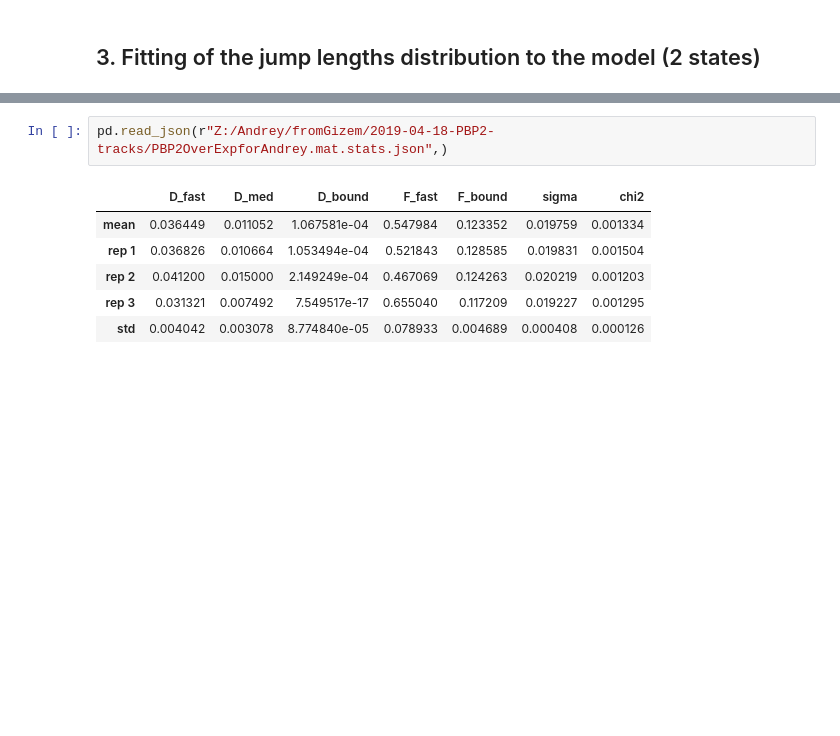
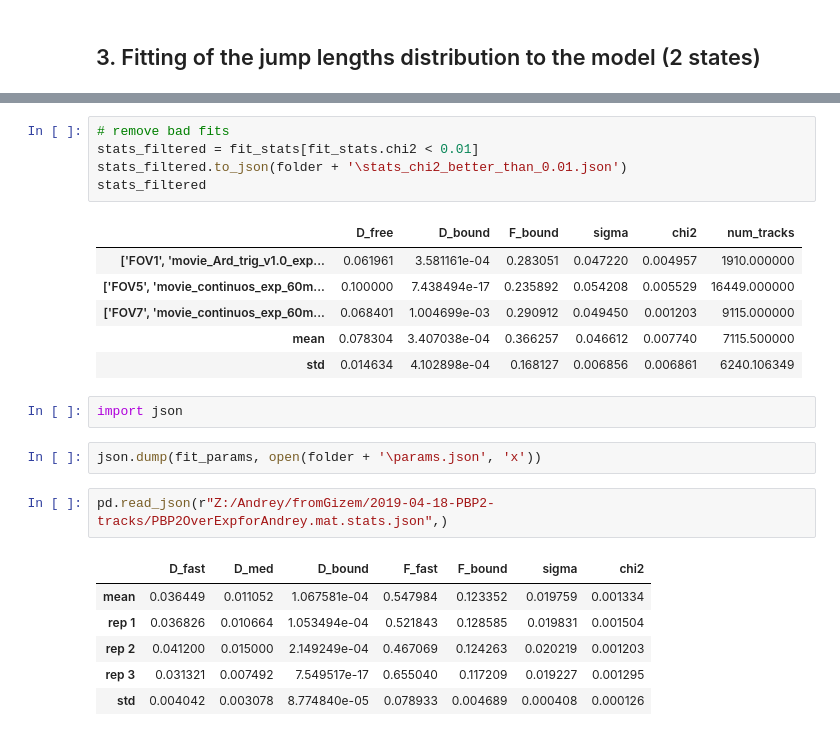
Before and after one commit to aaristov/Spot-On-Cli, a Jupyter notebook: from_gizem.ipynb, the cells around one changed output, grey strips where cells are left out. Drawn from its saved outputs; the diff is of its cells as text; blank space fills up the shorter version.

```diff
--- a/from_gizem.ipynb
+++ b/from_gizem.ipynb
@@ -206,3 +390,19 @@ fit_stats
+# %%
+# remove bad fits
+stats_filtered = fit_stats[fit_stats.chi2 < 0.01]
+stats_filtered.to_json(folder + '\stats_chi2_better_than_0.01.json')
+stats_filtered
+# %% [output]
+|  | D_free | D_bound | F_bound | sigma | chi2 | num_tracks |
+| ['FOV1', 'movie_Ard_trig_v1.0_exp... | 0.061961 | 3.581161e-04 | 0.283051 | 0.047220 | 0.004957 | 1910.000000 |
+| ['FOV5', 'movie_continuos_exp_60m... | 0.100000 | 7.438494e-17 | 0.235892 | 0.054208 | 0.005529 | 16449.000000 |
+| ['FOV7', 'movie_continuos_exp_60m... | 0.068401 | 1.004699e-03 | 0.290912 | 0.049450 | 0.001203 | 9115.000000 |
+| mean | 0.078304 | 3.407038e-04 | 0.366257 | 0.046612 | 0.007740 | 7115.500000 |
+| std | 0.014634 | 4.102898e-04 | 0.168127 | 0.006856 | 0.006861 | 6240.106349 |
+# %%
+import json
+# %%
+json.dump(fit_params, open(folder + '\params.json', 'x'))
 # %%
 pd.read_json(r"Z:/Andrey/fromGizem/2019-04-18-PBP2-tracks/PBP2OverExpforAndrey.mat.stats.json",)
 # %% [output]
```
Also changed, not shown: parts of 18 cells of this notebook, 6 other files.
